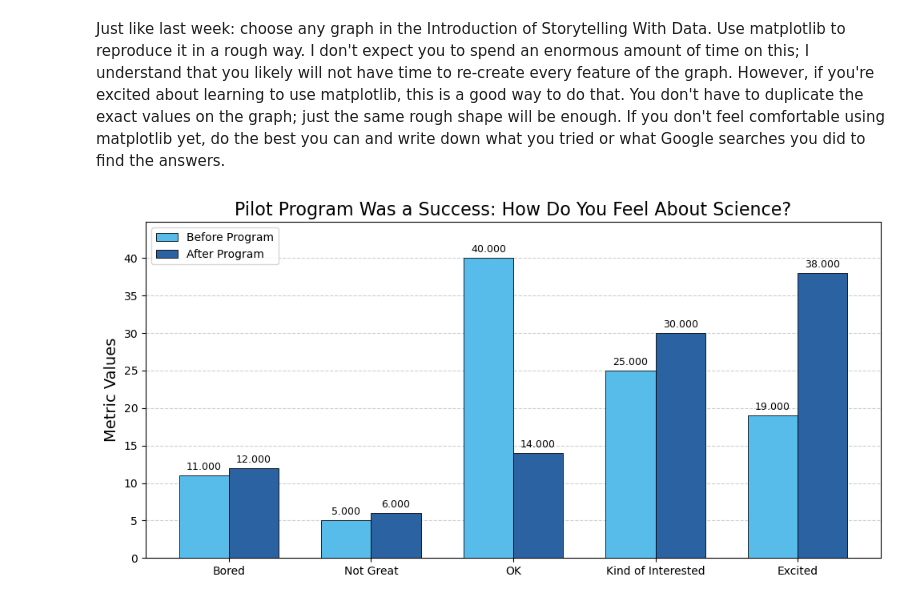
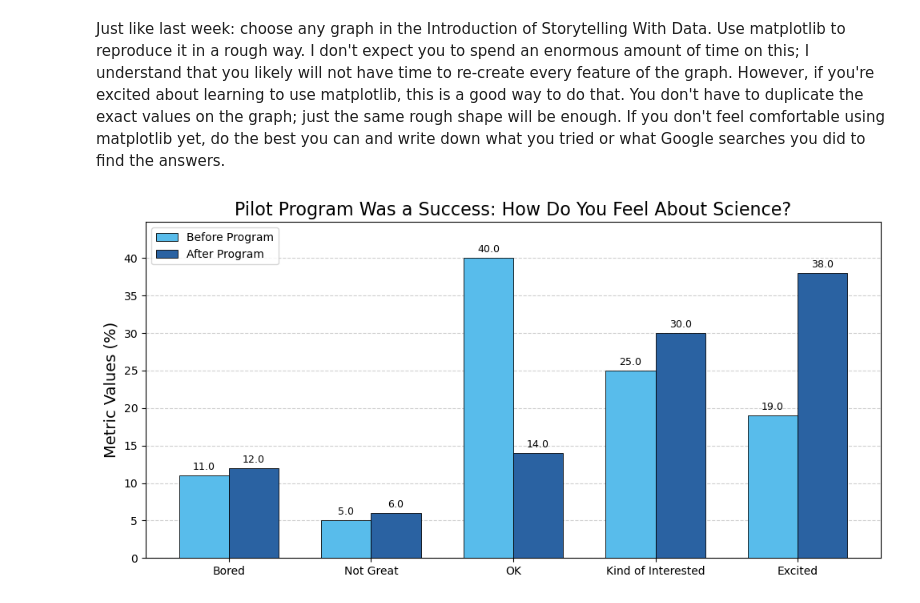
Before and after one commit to veniola/Module-B-semester-2, a Jupyter notebook: OMDS-ModB2-Week2-Eniola-Victoria.ipynb, the cells around one changed output. Drawn from its saved outputs; the diff is of its cells as text; code cells hidden in the pictures.

```diff
--- a/OMDS-ModB2-Week2-Eniola-Victoria.ipynb
+++ b/OMDS-ModB2-Week2-Eniola-Victoria.ipynb
@@ -117,34 +123,34 @@ import seaborn as sns
 metrics = ["Bored","Not Great","OK","Kind of Interested", "Excited"]
 before_program = [11, 5, 40, 25, 19]
 after_program = [12, 6, 14, 30, 38]
 
 x = np.arange(len(metrics))
 width = 0.35
 palette = sns.color_palette(["#58bceb","#2a62a2"])
 
 fig, ax = plt.subplots(figsize=(10,5))
 bars1 = ax.bar(x - width/2, before_program, width, label='Before Program',
                color=palette[0], edgecolor='k', linewidth=0.6, zorder=3)
 bars2 = ax.bar(x + width/2, after_program, width, label='After Program',
                color=palette[1], edgecolor='k', linewidth=0.6, zorder=3)
 
 # Annotate values (use ax.bar_label if matplotlib >= 3.4)
-ax.bar_label(bars1, fmt='%.3f', padding=3, fontsize=9)
-ax.bar_label(bars2, fmt='%.3f', padding=3, fontsize=9)
+ax.bar_label(bars1, fmt='%.1f', padding=3, fontsize=9)
+ax.bar_label(bars2, fmt='%.1f', padding=3, fontsize=9)
 
 # Axes, grid, legend
 ax.set_xticks(x)
 ax.set_xticklabels(metrics, rotation=0, fontsize=10)
-ax.set_ylabel('Metric Values', fontsize=14)
+ax.set_ylabel('Metric Values (%)', fontsize=14)
 ax.set_title('Pilot Program Was a Success: How Do You Feel About Science?', fontsize=16)
 ax.legend(frameon=True)
 ax.grid(axis='y', linestyle='--', alpha=0.6, zorder=0)
 
 # Give vertical breathing room so labels don't collide with bar tops
 top = max(before_program + after_program)
 ax.set_ylim(0, top * 1.12)
 
 plt.tight_layout()
 plt.show()
 # %% [output]
-[figure, old version]
+[figure, new version]
```
Also changed, not shown: parts of 2 cells of this notebook.
